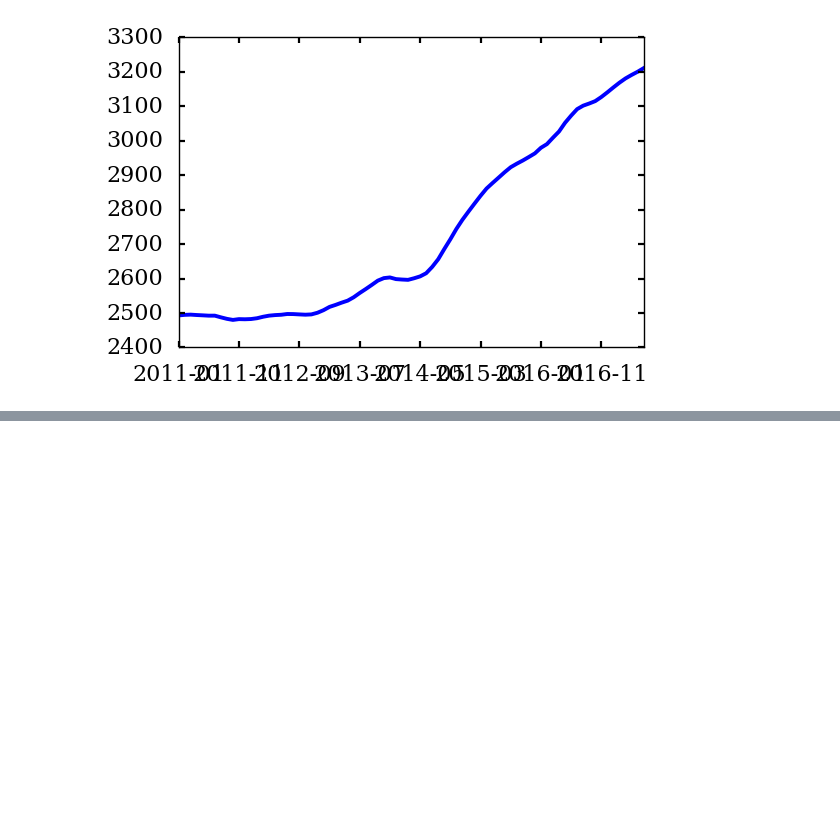
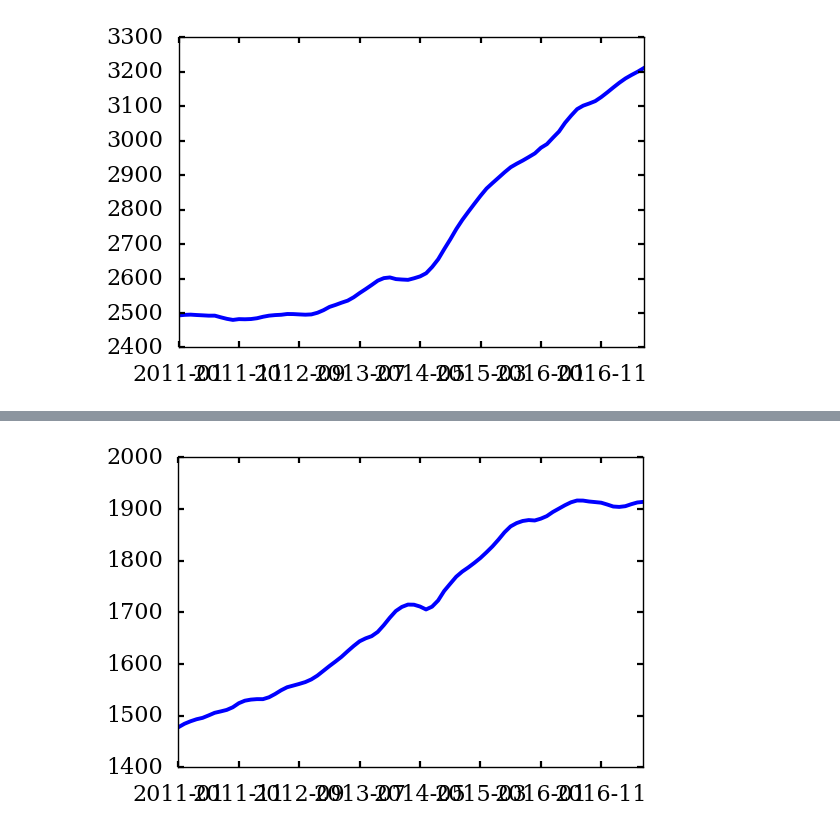
Before and after one commit to moranse/20171104-MichiganDatathon, a Jupyter notebook: comp-notebook/Pengji/real_estate.ipynb, the cells around one changed output, grey strips where cells are left out. Drawn from its saved outputs; the diff is of its cells as text; code cells hidden in the pictures; blank space fills up the shorter version.

```diff
--- a/comp-notebook/Pengji/real_estate.ipynb
+++ b/comp-notebook/Pengji/real_estate.ipynb
@@ -117,0 +92,23 @@ los.head(20)
+# %%
+Aus = estate[estate['metro']=='Austin' ]
+Aus_R=estate[estate['metro']=='Austin' ]
+Aus_R=Aus_R[Aus_R['type']=='ZRI']
+# Austin=estate[estate['metro']=='Austin']
+# los.head(20)
+Aus_R=Aus_R.drop(Aus_R.columns[7:184], axis = 1)
+Aus_R=Aus_R.drop(Aus_R.columns[0], axis = 1)
+Aus_R=Aus_R.drop(Aus_R.columns[0:6], axis = 1)
+# los=los.drop(los.columns['type']=='ZRI', axis = 1)
+# los=los.drop(los.columns[0], axis = 1)
+# df1.iloc[3:]
+# Aus_R.head(200)
+# Los Angeles-Long Beach-Anaheim
+# Austin
+# estate['metro']
+type(Aus_R.mean())
+los_price_Z=Aus_R.mean()
+# print(los_price)
+los_price_Z.plot()
+plt.show()
+# %% [output]
+[figure, added]
```
Also changed, not shown: parts of 4 cells of this notebook, 1 other file.
